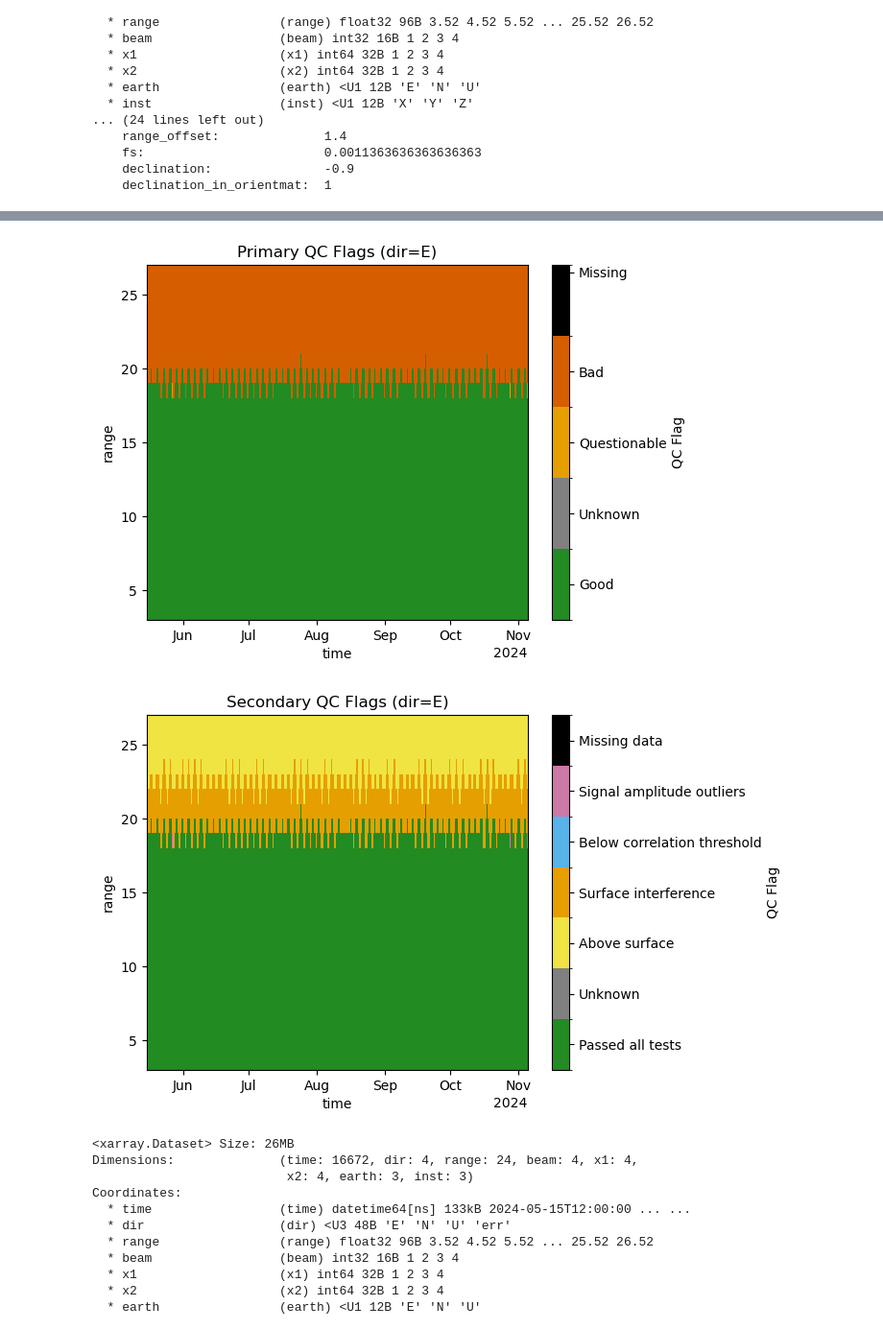
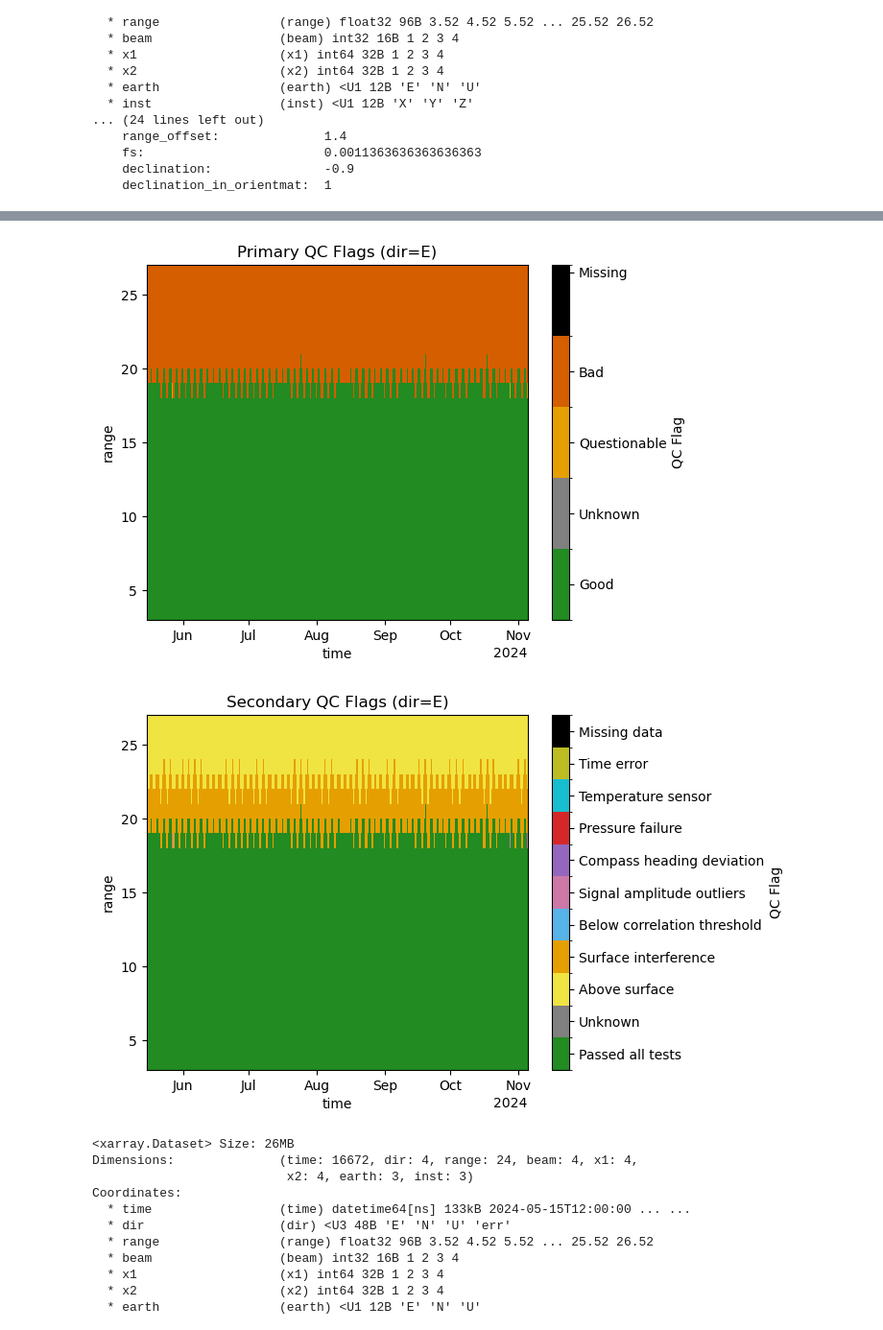
Before and after one commit to AnurovaPrykhodko/ADCP-internship, a Jupyter notebook: quality_flagging.ipynb, the cells around one changed output, grey strips where cells are left out. Shown at 96% size. Cells and saved outputs as stored; diff of their text form; code cells hidden in the pictures.

Commit message:
Flagged according to compass deviation and pressure failure, moved creation of masks from function file to here.

```diff
--- a/quality_flagging.ipynb
+++ b/quality_flagging.ipynb
@@ -46,18 +128,14 @@ Numeric flags with description of:
 # %%
-# Creating flagging arrays for raw data, default values are (2,2) indicating unknown quality
-qc1 = xr.full_like(ds['vel'], 2)        # primary quality flags
-qc2 = xr.full_like(ds['vel'], 2)        # secondary quality flags
-
-# Create masks
-masks = my.create_masks(ds)
-
 # Apply masks to corresponding values to flagging arrays
-qc1, qc2 = my.apply_qc_mask(masks['above_surface'], (4, 3), qc1, qc2)
-qc1, qc2 = my.apply_qc_mask(masks['surface_interference'], (4, 4), qc1, qc2)
 qc1, qc2 = my.apply_qc_mask(masks['below_corr_thresh'], (3, 5), qc1, qc2)
 qc1, qc2 = my.apply_qc_mask(masks['outlier'], (3, 6), qc1, qc2)
 qc1, qc2 = my.apply_qc_mask(masks['NaN'], (9, 7), qc1, qc2)
 qc1, qc2 = my.apply_qc_mask(masks['passed'], (1, 1), qc1, qc2)
+qc1, qc2 = my.apply_qc_mask(masks['surface_interference'], (4, 4), qc1, qc2)
+qc1, qc2 = my.apply_qc_mask(masks['above_surface'], (4, 3), qc1, qc2)
+qc1, qc2 = my.apply_qc_mask(masks['compass_heading_deviation'], (3, 7), qc1, qc2)
+qc1, qc2 = my.apply_qc_mask(masks['pressure_failure'], (3, 8), qc1, qc2)
+
 
 qc1 = qc1.transpose('dir', 'range', 'time')
 qc2 = qc2.transpose('dir', 'range', 'time')
@@ -70,35 +148,35 @@ ds['vel_qc_primary'] = qc1.assign_attrs({
         '1=Good \n'
         '2=Unknown \n'
         '3=Questionable \n'
         '4=Bad \n'
         '9=Missing_data',
     'convention': "Intergovernmental Oceanographic Commission of UNESCO Quality Flag Scheme",
 })
 
 # Add the descriptive QC flags
 ds['vel_qc_secondary'] = qc2.assign_attrs({
         'long_name': 'Quality flag descriptions for variable (secondary level)',
         'flag_values': [1, 2, 3, 4, 5, 6, 7],
         'flag_meanings':
             '1=Passed all tests \n'
             "2=Unkown \n"
             '3=Above_surface\n'
             '4=Contaminated_from_surface_interference\n'
-            '5=Below_correlation_threshold_100\n'
+            '5=Below_correlation_threshold_64\n'
             '6=Signal_amplitude_outliers\n'
             '7=Missing_data\n',
         'convention': "Intergovernmental Oceanographic Commission of UNESCO Quality Flag Scheme",
     })
 
 # Link as ancillary variables
 ds['vel'].attrs['ancillary_variables'] = 'vel_qc_primary vel_qc_secondary'
 
 my.plot_qc_primary(ds, direction=0)
 
 my.plot_qc_secondary(ds, direction=0)
 # %% [output]
 [figure]
-[figure, old version]
+[figure, new version]
 # %%
 ds
 # %% [output]
```
Also changed, not shown: parts of 3 cells of this notebook.
